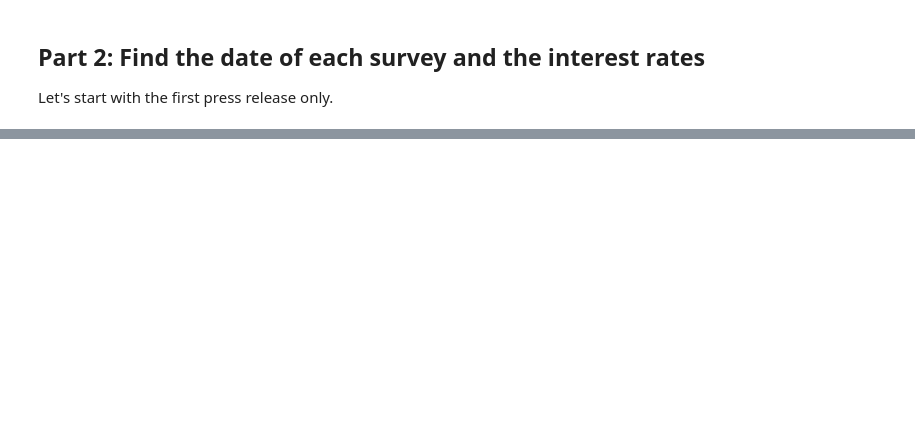
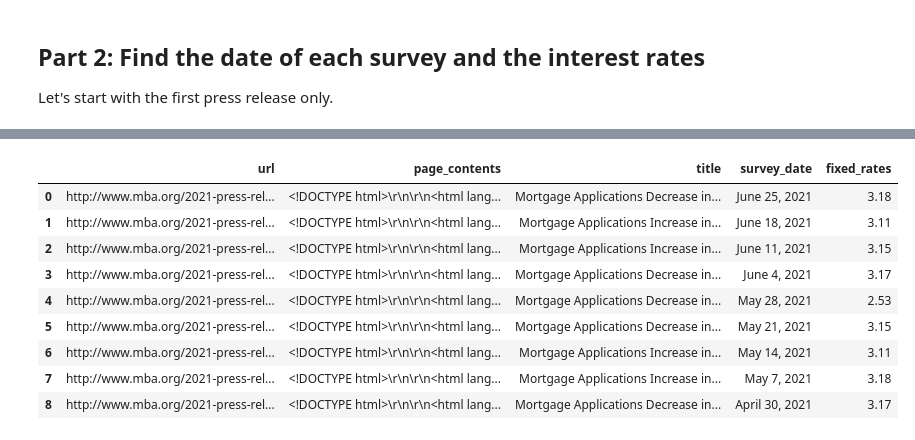
Before and after one commit to saveyak/real_estate_data, a Jupyter notebook: Mortgage Data Script.ipynb, the cells around one changed output, grey strips where cells are left out. Saved outputs shown, nothing was run; the diff lists cells and outputs as text; code cells hidden in the pictures; blank space fills up the shorter version.

```diff
--- a/Mortgage Data Script.ipynb
+++ b/Mortgage Data Script.ipynb
@@ -396,0 +136,5 @@ df
+# %%
+import pandas as pd
+
+df = pd.DataFrame(links[:9], columns=['url'])
+df
@@ -396,0 +194,17 @@ df
+# %%
+pattern = "interest rate for 30-year fixed-rate mortgages with conforming .* (\d.\d\d) percent"
+
+df['fixed_rates'] = df.page_contents.str.extract(pattern)
+
+df
+# %% [output]
+|  | url | page_contents | title | survey_date | fixed_rates |
+| 0 | http://www.mba.org/2021-press-rel... | <!DOCTYPE html>\r\n\r\n<html lang... | Mortgage Applications Decrease in... | June 25, 2021 | 3.18 |
+| 1 | http://www.mba.org/2021-press-rel... | <!DOCTYPE html>\r\n\r\n<html lang... | Mortgage Applications Increase in... | June 18, 2021 | 3.11 |
+| 2 | http://www.mba.org/2021-press-rel... | <!DOCTYPE html>\r\n\r\n<html lang... | Mortgage Applications Increase in... | June 11, 2021 | 3.15 |
+| 3 | http://www.mba.org/2021-press-rel... | <!DOCTYPE html>\r\n\r\n<html lang... | Mortgage Applications Decrease in... | June 4, 2021 | 3.17 |
+| 4 | http://www.mba.org/2021-press-rel... | <!DOCTYPE html>\r\n\r\n<html lang... | Mortgage Applications Decrease in... | May 28, 2021 | 2.53 |
+| 5 | http://www.mba.org/2021-press-rel... | <!DOCTYPE html>\r\n\r\n<html lang... | Mortgage Applications Decrease in... | May 21, 2021 | 3.15 |
+| 6 | http://www.mba.org/2021-press-rel... | <!DOCTYPE html>\r\n\r\n<html lang... | Mortgage Applications Increase in... | May 14, 2021 | 3.11 |
+| 7 | http://www.mba.org/2021-press-rel... | <!DOCTYPE html>\r\n\r\n<html lang... | Mortgage Applications Increase in... | May 7, 2021 | 3.18 |
+| 8 | http://www.mba.org/2021-press-rel... | <!DOCTYPE html>\r\n\r\n<html lang... | Mortgage Applications Decrease in... | April 30, 2021 | 3.17 |
```
Also changed, not shown: parts of 41 cells of this notebook.
